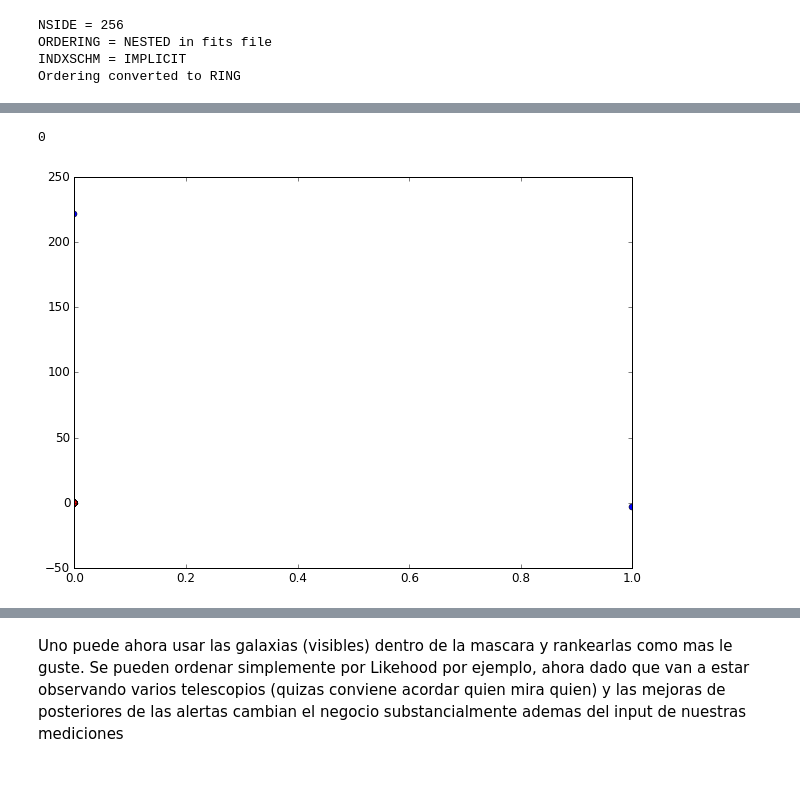
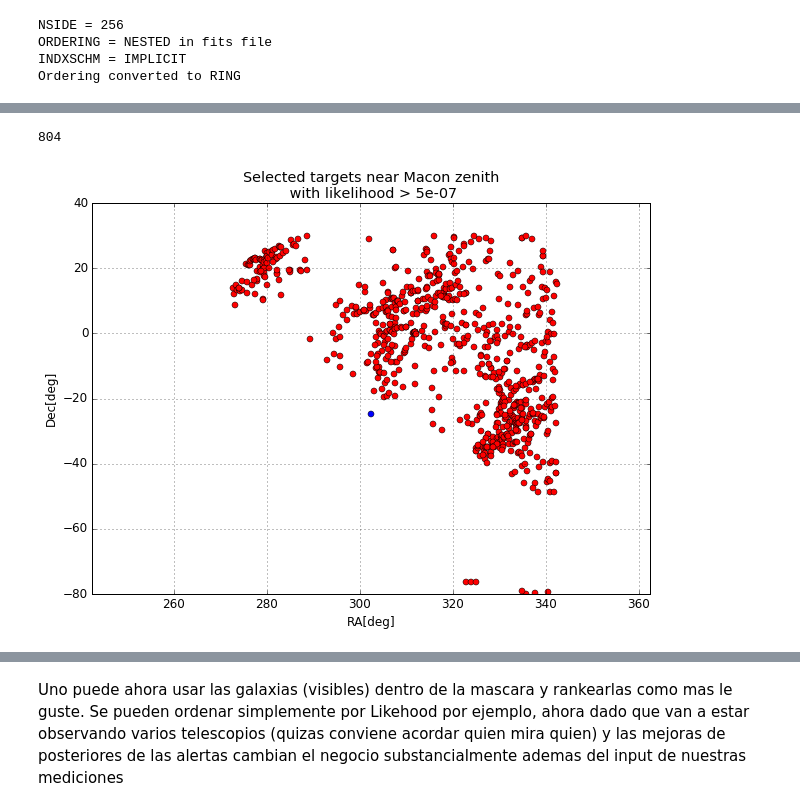
Before and after one commit to BrunoSanchez/alertreport, a Jupyter notebook: alertprocess.ipynb, the cells around one changed output, grey strips where cells are left out. Cells and saved outputs as stored; diff of their text form; code cells hidden in the pictures; blank space fills up the shorter version.

```diff
--- a/alertprocess.ipynb
+++ b/alertprocess.ipynb
@@ -262,5 +262,5 @@ The interval between meridians is 1 deg 0.00'.
 # %%
-likehood_cut=0.00001 # cut level for mask buildup
+likehood_cut=0.000001 #ut level for mask buildup
 
 aligo_alert_map_high_like=np.logical_not(aligo_banana < likehood_cut)
 map_lik_masked=hp.ma(aligo_banana)
@@ -277,7 +277,8 @@ hp.projtext(mean_zenith_ra, zenith_dec,
 
 for ra in range(0,360,60):
     for dec in range(-60,80,30):
-        hp.projtext(ra,dec,'({}, {})'.format(ra,dec), lonlat=True, color='red')
+        if not (ra == 300 and dec == -30):
+            hp.projtext(ra,dec,'({}, {})'.format(ra,dec), lonlat=True, color='red')
 
 plt.savefig(os.path.join(plots, 'allsky_likelihoodmap_masked.png'), dpi=300)
 plt.show()
@@ -332,14 +336,20 @@ for row in sample:
 # %%
 print indy
 import matplotlib.pyplot as plt
 plt.figure(figsize=(10,7))
 plt.rcParams.update({"font.size":12})
 plt.plot(targetRA*15.,targetDec, "ro")
-plt.plot(candidate_coord, 'bo')#, radius=5, alpha=1., color='b')
+plt.plot(mean_zenith_ra, zenith_dec, 'bo')
+plt.xlim(mean_zenith_ra-60, mean_zenith_ra+60)
+plt.title("Selected targets near Macon zenith\n with likelihood > {}".format(likehood_cut))
+plt.xlabel("RA[deg]")
+plt.ylabel("Dec[deg]")
+plt.grid()
+plt.savefig(os.path.join(plots, "selected_targets_Ra_dec.png"), dpi=300)
 plt.show()
 # %% [output]
-0
+804
-[figure, old version]
+[figure, new version]
 # %%
 plt.figure(figsize=(10,10))
 plt.subplot(211, projection="mollweide")
```
Also changed, not shown: parts of 15 cells of this notebook.
